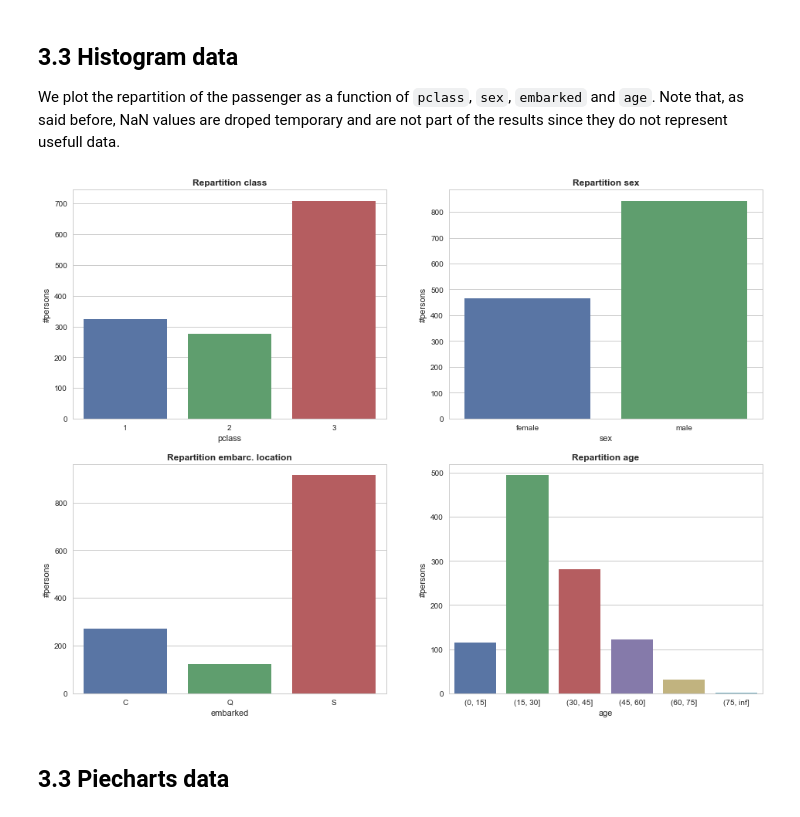
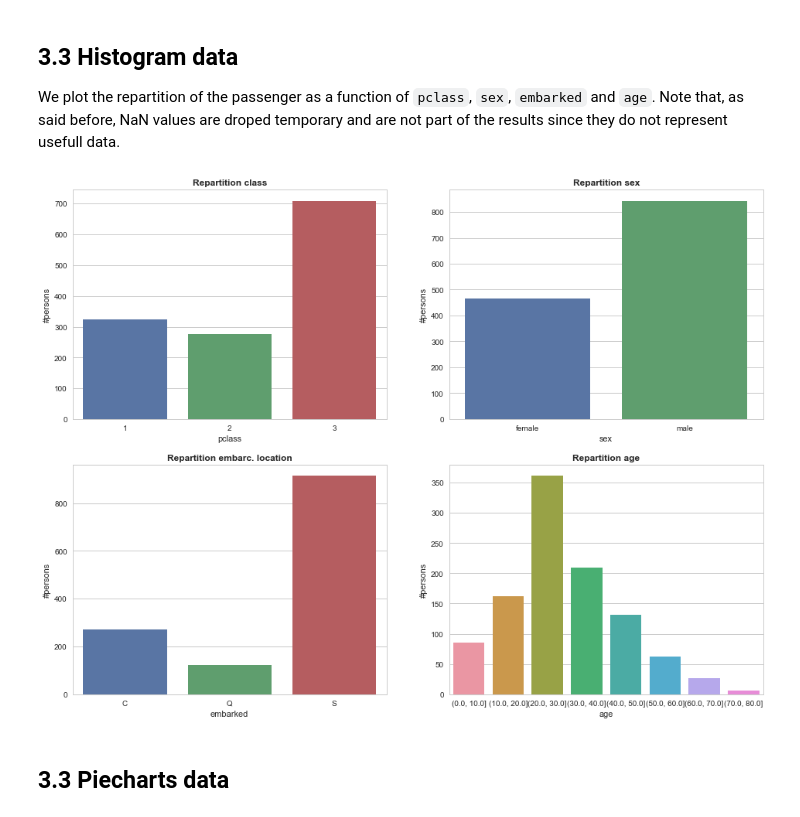
Before and after one commit to AdaTeamElec/ADA2017-Homeworks, a Jupyter notebook: 01 - Pandas and Data Wrangling/Homework 1.ipynb, the cells around one changed output. Drawn from its saved outputs; the diff is of its cells as text; code cells hidden in the pictures.

```diff
--- a/01 - Pandas and Data Wrangling/Homework 1.ipynb
+++ b/01 - Pandas and Data Wrangling/Homework 1.ipynb
@@ -364,13 +366,13 @@ def nice_bar_plot(data, ax, title='', y_axis=''):
 # %%
 fig, axes = plt.subplots(2, 2, figsize=(16,12))
 
 nice_bar_plot(df['pclass'], axes[0, 0], 'Repartition class', '#persons')
 nice_bar_plot(df['sex'], axes[0, 1], 'Repartition sex', '#persons')
 nice_bar_plot(df['embarked'], axes[1, 0], 'Repartition embarc. location', '#persons')
-age_cut = pd.cut(df.age, [0, 15, 30, 45, 60, 75, np.inf])
+age_cut = pd.cut(df.age, [0, 10, 20, 30, 40, 50, 60, 70, df.age.max()])
 nice_bar_plot(age_cut, axes[1, 1], 'Repartition age', '#persons')
 # %% [output]
-[figure, old version]
+[figure, new version]
 # %% [markdown]
 ## 3.3 Piecharts data
 # %%
```
Also changed, not shown: parts of 8 cells of this notebook.
